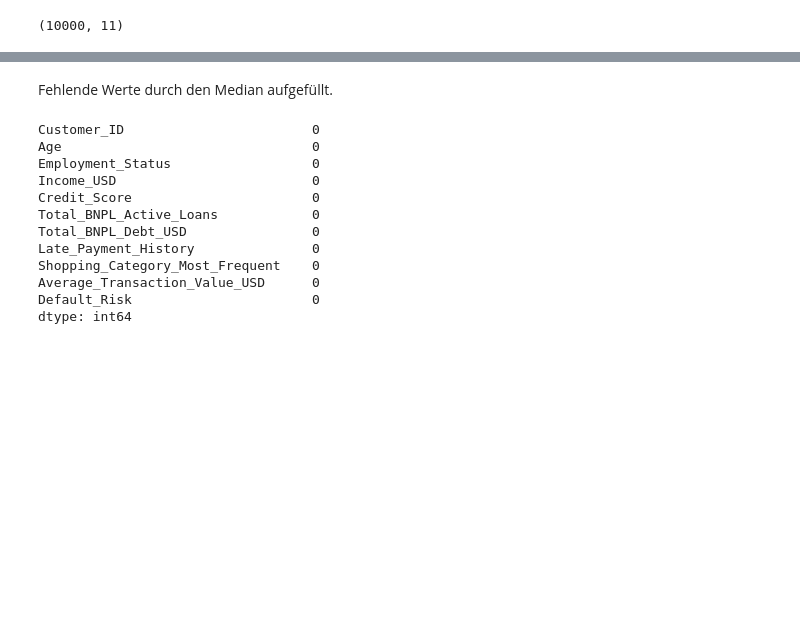
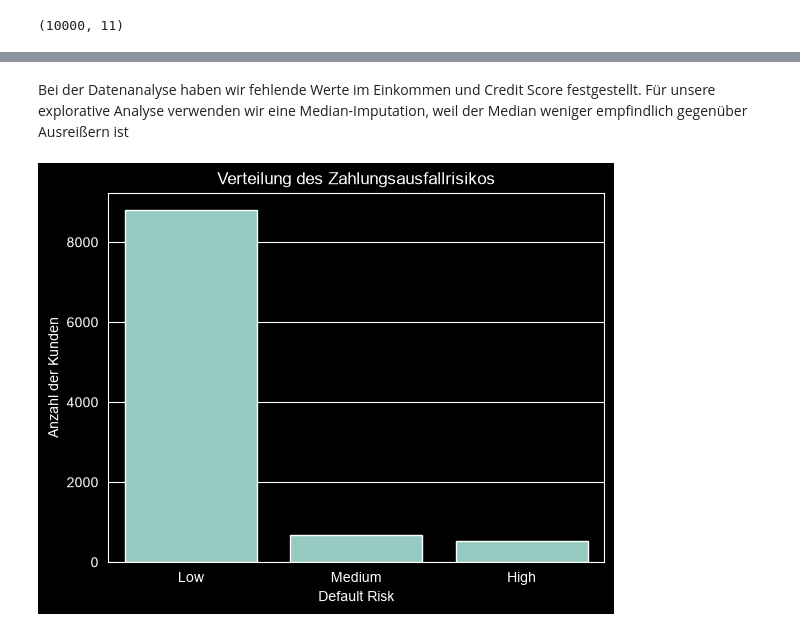
Before and after one commit to wandjimbakuibrister-del/Machine-learning-Modell, a Jupyter notebook: Notebook/modelll.ipynb, the cells around one changed output, grey strips where cells are left out. Drawn from its saved outputs; the diff is of its cells as text; code cells hidden in the pictures; blank space fills up the shorter version.

```diff
--- a/Notebook/modelll.ipynb
+++ b/Notebook/modelll.ipynb
@@ -108,19 +108,14 @@ dtype: int64
 # %% [markdown]
-Fehlende Werte durch den Median aufgefüllt.
+Bei der Datenanalyse haben wir fehlende Werte im Einkommen und Credit Score festgestellt. Für unsere explorative Analyse verwenden wir eine Median-Imputation, weil der Median weniger empfindlich gegenüber Ausreißern ist
-# %%
-data["Credit_Score"] = data["Credit_Score"].fillna(data["Credit_Score"].median())
-data["Income_USD"] = data["Income_USD"].fillna(data["Income_USD"].median())
-print(data.isnull().sum())
-# %% [output]
-Customer_ID                        0
-Age                                0
-Employment_Status                  0
-Income_USD                         0
-Credit_Score                       0
-Total_BNPL_Active_Loans            0
-Total_BNPL_Debt_USD                0
-Late_Payment_History               0
-Shopping_Category_Most_Frequent    0
-Average_Transaction_Value_USD      0
-Default_Risk                       0
-dtype: int64
+# %%
+sns.countplot(
+    data=data,
+    x="Default_Risk"
+)  # Anzahl der Kunden je Risikoklasse
+
+plt.title("Verteilung des Zahlungsausfallrisikos")
+plt.xlabel("Default Risk")
+plt.ylabel("Anzahl der Kunden")
+plt.show()
+# %% [output]
+[figure, added]
```
Also changed, not shown: parts of 25 cells of this notebook.
